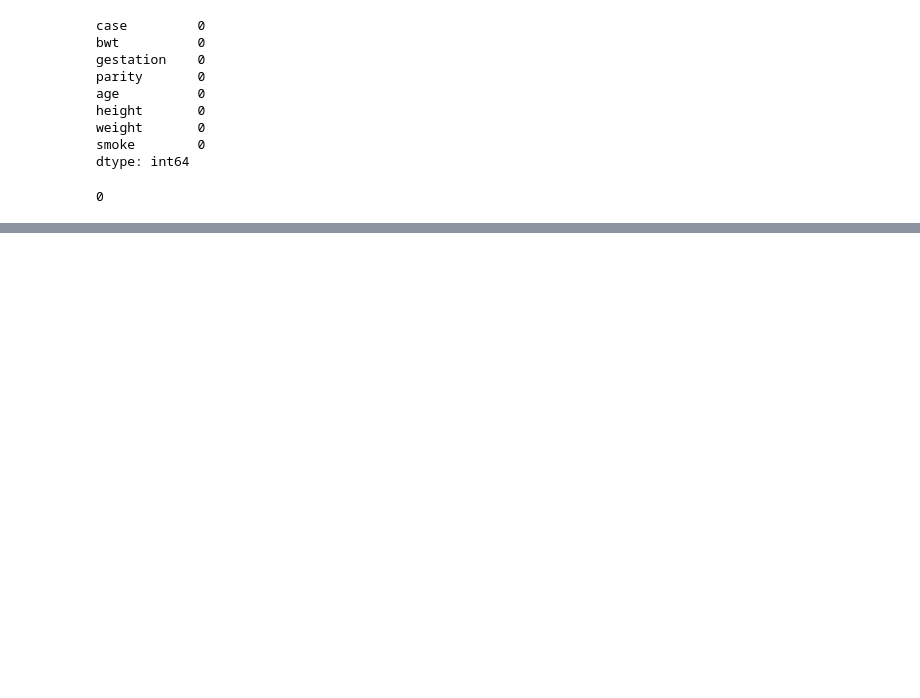
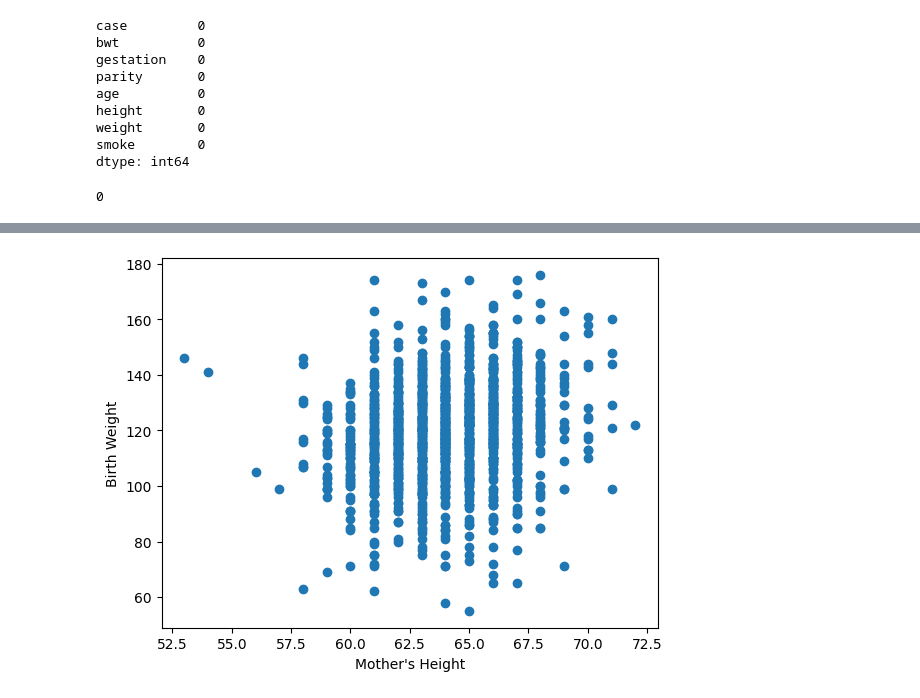
Before and after one commit to Vikash-Kumar-984/Machine-Learning-Model-API-Frontend-and-Backend, a Jupyter notebook: model_training.ipynb, the cells around one changed output, grey strips where cells are left out. Saved outputs shown, nothing was run; the diff lists cells and outputs as text; code cells hidden in the pictures; blank space fills up the shorter version.

```diff
--- a/model_training.ipynb
+++ b/model_training.ipynb
@@ -92,0 +143,7 @@ print(df.duplicated().sum()) #To check the duplicate values
+# %%
+plt.scatter(df['height'],df['bwt'])
+plt.xlabel("Mother's Height")
+plt.ylabel("Birth Weight")
+plt.show() #It doesn't have much insights
+# %% [output]
+[figure, added]
```
Also changed, not shown: parts of 14 cells of this notebook, 5 other files.
